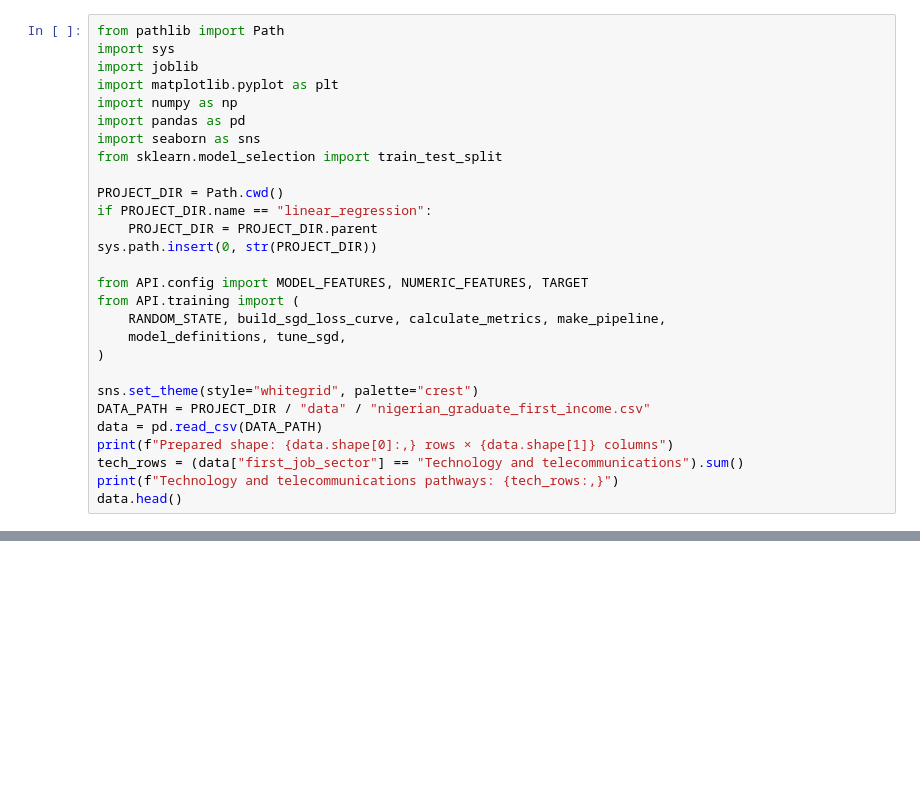
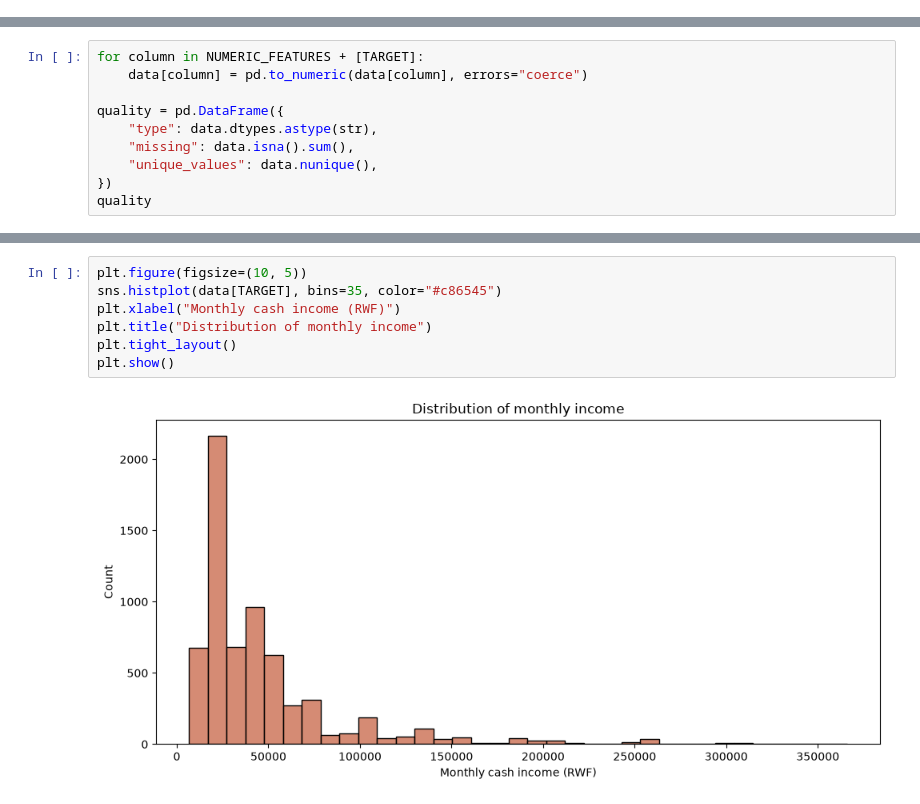
Before and after one commit to uwenayoallain/alu_africa_graduate_launch, a Jupyter notebook: summative/linear_regression/multivariate.ipynb, the cells around one changed output, grey strips where cells are left out. Drawn from its saved outputs; the diff is of its cells as text; blank space fills up the shorter version.

Commit message:
Document the Rwanda regression analysis

```diff
--- a/summative/linear_regression/multivariate.ipynb
+++ b/summative/linear_regression/multivariate.ipynb
@@ -28,28 +0,0 @@ must not be presented as representative of every African country.
-# %%
-from pathlib import Path
-import sys
-import joblib
-import matplotlib.pyplot as plt
-import numpy as np
-import pandas as pd
-import seaborn as sns
-from sklearn.model_selection import train_test_split
-
-PROJECT_DIR = Path.cwd()
-if PROJECT_DIR.name == "linear_regression":
-    PROJECT_DIR = PROJECT_DIR.parent
-sys.path.insert(0, str(PROJECT_DIR))
-
-from API.config import MODEL_FEATURES, NUMERIC_FEATURES, TARGET
-from API.training import (
-    RANDOM_STATE, build_sgd_loss_curve, calculate_metrics, make_pipeline,
-    model_definitions, tune_sgd,
-)
-
-sns.set_theme(style="whitegrid", palette="crest")
-DATA_PATH = PROJECT_DIR / "data" / "nigerian_graduate_first_income.csv"
-data = pd.read_csv(DATA_PATH)
-print(f"Prepared shape: {data.shape[0]:,} rows × {data.shape[1]} columns")
-tech_rows = (data["first_job_sector"] == "Technology and telecommunications").sum()
-print(f"Technology and telecommunications pathways: {tech_rows:,}")
-data.head()
@@ -322,0 +72,10 @@ algorithms again, saves the lowest-RMSE pipeline, and reloads it for prediction.
+# %%
+for column in NUMERIC_FEATURES + [TARGET]:
+    data[column] = pd.to_numeric(data[column], errors="coerce")
+
+quality = pd.DataFrame({
+    "type": data.dtypes.astype(str),
+    "missing": data.isna().sum(),
+    "unique_values": data.nunique(),
+})
+quality
@@ -322,0 +98,9 @@ algorithms again, saves the lowest-RMSE pipeline, and reloads it for prediction.
+# %%
+plt.figure(figsize=(10, 5))
+sns.histplot(data[TARGET], bins=35, color="#c86545")
+plt.xlabel("Monthly cash income (RWF)")
+plt.title("Distribution of monthly income")
+plt.tight_layout()
+plt.show()
+# %% [output]
+[figure, added]
```
Also changed, not shown: parts of 42 cells of this notebook.
